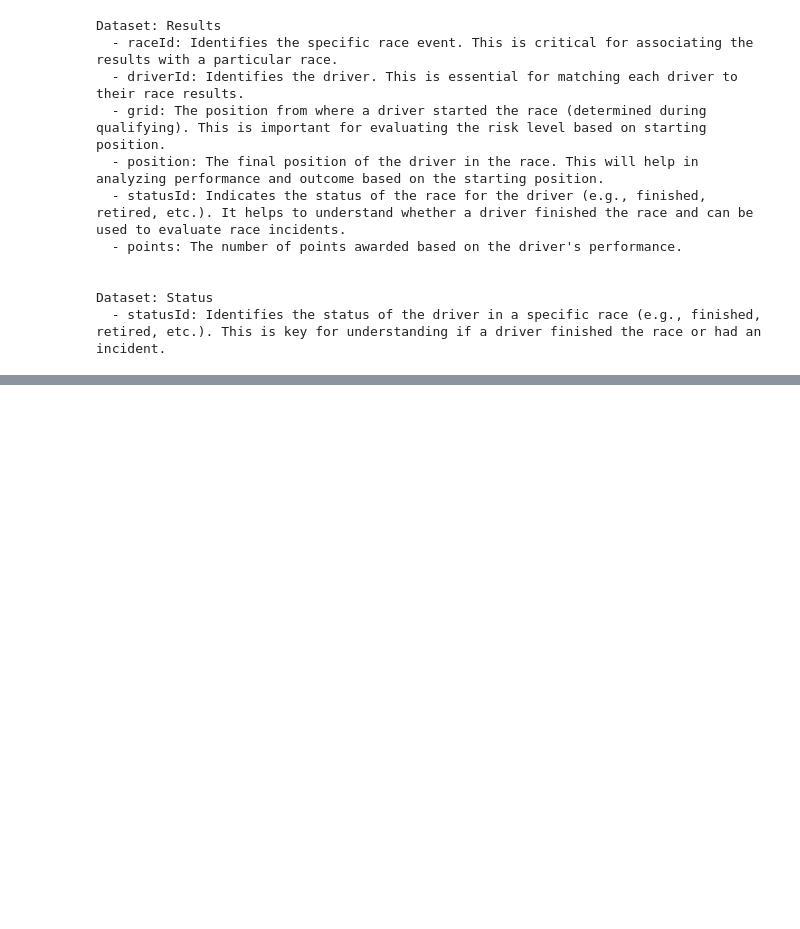
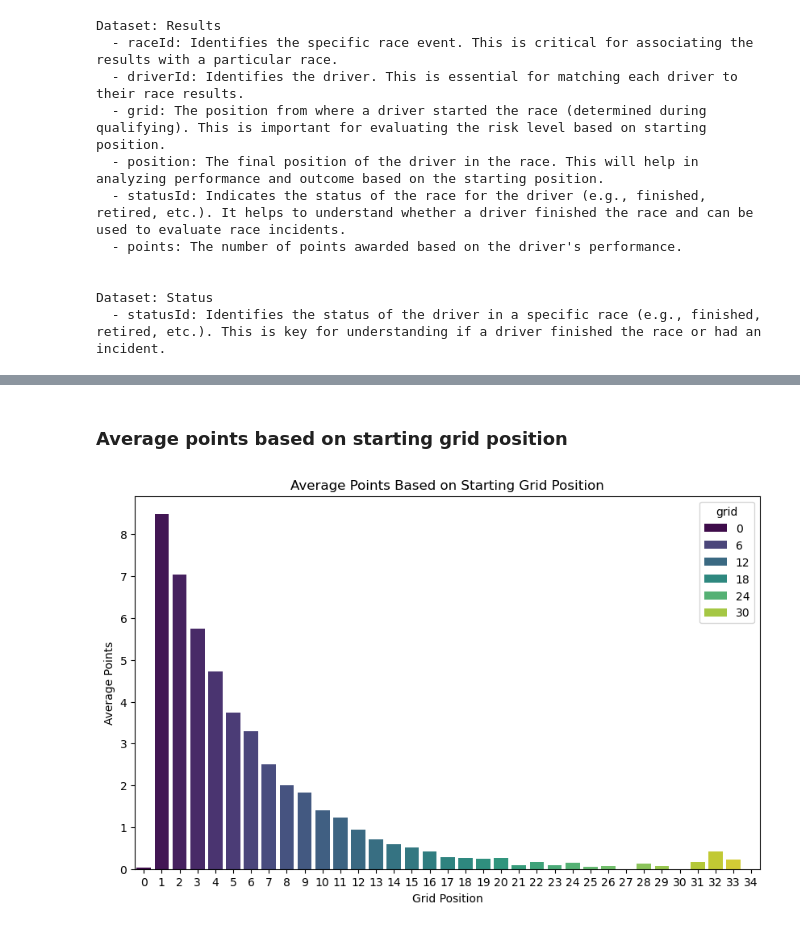
Before and after one commit to mitkonikov/f1, a Jupyter notebook: analysis_h1.ipynb, the cells around one changed output, grey strips where cells are left out. Drawn from its saved outputs; the diff is of its cells as text; code cells hidden in the pictures; blank space fills up the shorter version.

```diff
--- a/analysis_h1.ipynb
+++ b/analysis_h1.ipynb
@@ -650,0 +138,12 @@ print(cleaned_data.head())
+# %%
+# Spajanje races i results
+merged = pd.merge(races, results, on='raceId', how='inner')
+
+# Spajanje s drivers
+merged = pd.merge(merged, drivers, on='driverId', how='inner')
+
+# Spajanje sa status
+merged = pd.merge(merged, status, on='statusId', how='inner')
+
+# Pregled podataka
+print(merged.head())
@@ -650,0 +305,15 @@ print(cleaned_data.head())
+# %% [markdown]
+### Average points based on starting grid position
+# %%
+# Analiza broja bodova na temelju grid pozicije
+grid_points = filtered_data.groupby('grid')['points'].mean()
+
+# Vizualizacija
+plt.figure(figsize=(10, 6))
+sns.barplot(x=grid_points.index, y=grid_points.values, palette='viridis', hue=grid_points.index)
+plt.title('Average Points Based on Starting Grid Position')
+plt.xlabel('Grid Position')
+plt.ylabel('Average Points')
+plt.show()
+# %% [output]
+[figure, added]
```
Also changed, not shown: parts of 98 cells of this notebook.
